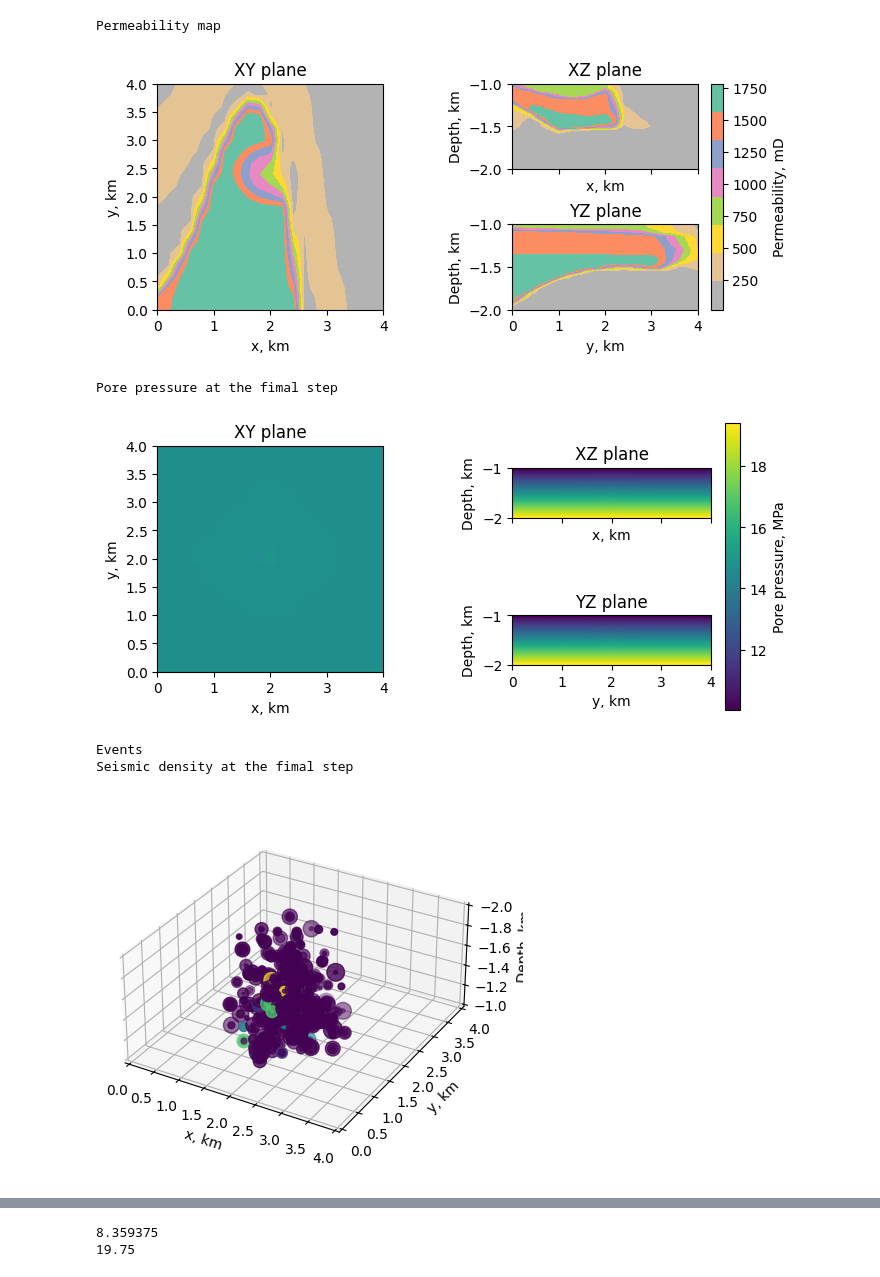
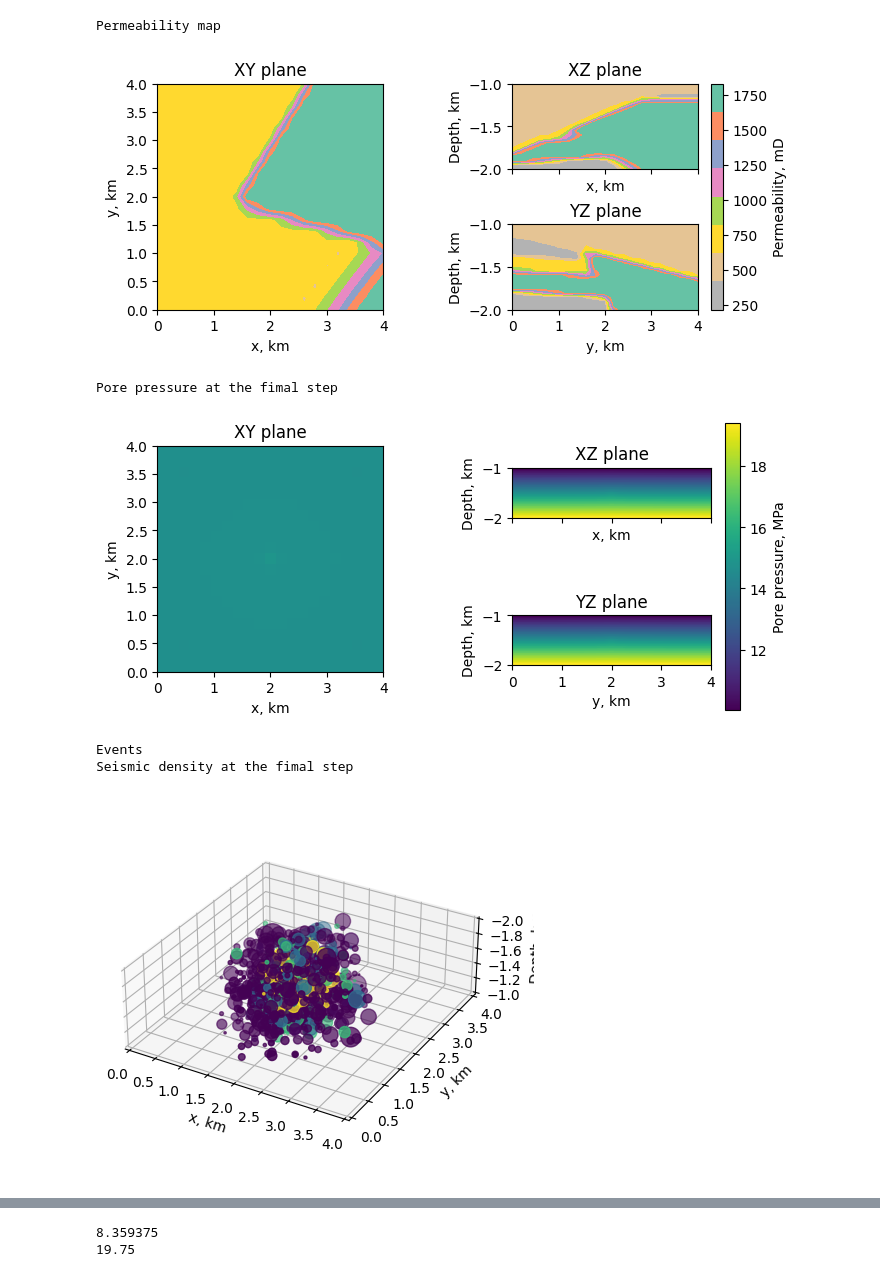
Before and after one commit to mexalon/mm_modeling, a Jupyter notebook: perms_to_events.ipynb, the cells around one changed output, grey strips where cells are left out. Drawn from its saved outputs; the diff is of its cells as text; code cells hidden in the pictures.

```diff
--- a/perms_to_events.ipynb
+++ b/perms_to_events.ipynb
@@ -116,38 +116,38 @@ params.dump(fname_for_params)
 # %%
 filename = 'downscaled_models_04_16_2024__17_47_01.h5'
 # filename = 'test.h5'
-jj = 8959 # last = 8959
+jj = 9899 # last = 8959
 
 with h5py.File(filename, 'a') as f:
     ev = f['events'][jj]
     pp = f['perm'][jj]
     pore = f['pore'][jj]
     ev_d = f['ev_dens'][jj]
 
 spec_params = BaseConfig()
 spec_params.load() # loading params
 
 print('Permeability map')
 plot_perm(pp, loc=(10, 10, 10), params=spec_params)
 
 print('Pore pressure at the fimal step')
 plot_press(pore, loc=(10, 10, 10), params=spec_params)
 
 print('Events')
 plot_event_list(ev[0:900], params=spec_params)
 
 print('Seismic density at the fimal step')
 plot_events_projection(ev_d, params=spec_params)
 
 print('Pore pressure at the fimal step at source location slice')
 fig, ax = plt.subplots()
 ims = ax.imshow(pore[:,:,10]) # pore press at source location slice
 plt.colorbar(ims, ax=ax)
 # %% [output]
 Permeability map
-[figure, old version]
+[figure, new version]
 Pore pressure at the fimal step
 [figure]
 Events
 Seismic density at the fimal step
-[figure, old version]
+[figure, new version]
```
Also changed, not shown: parts of 6 cells of this notebook, 4 other files.
